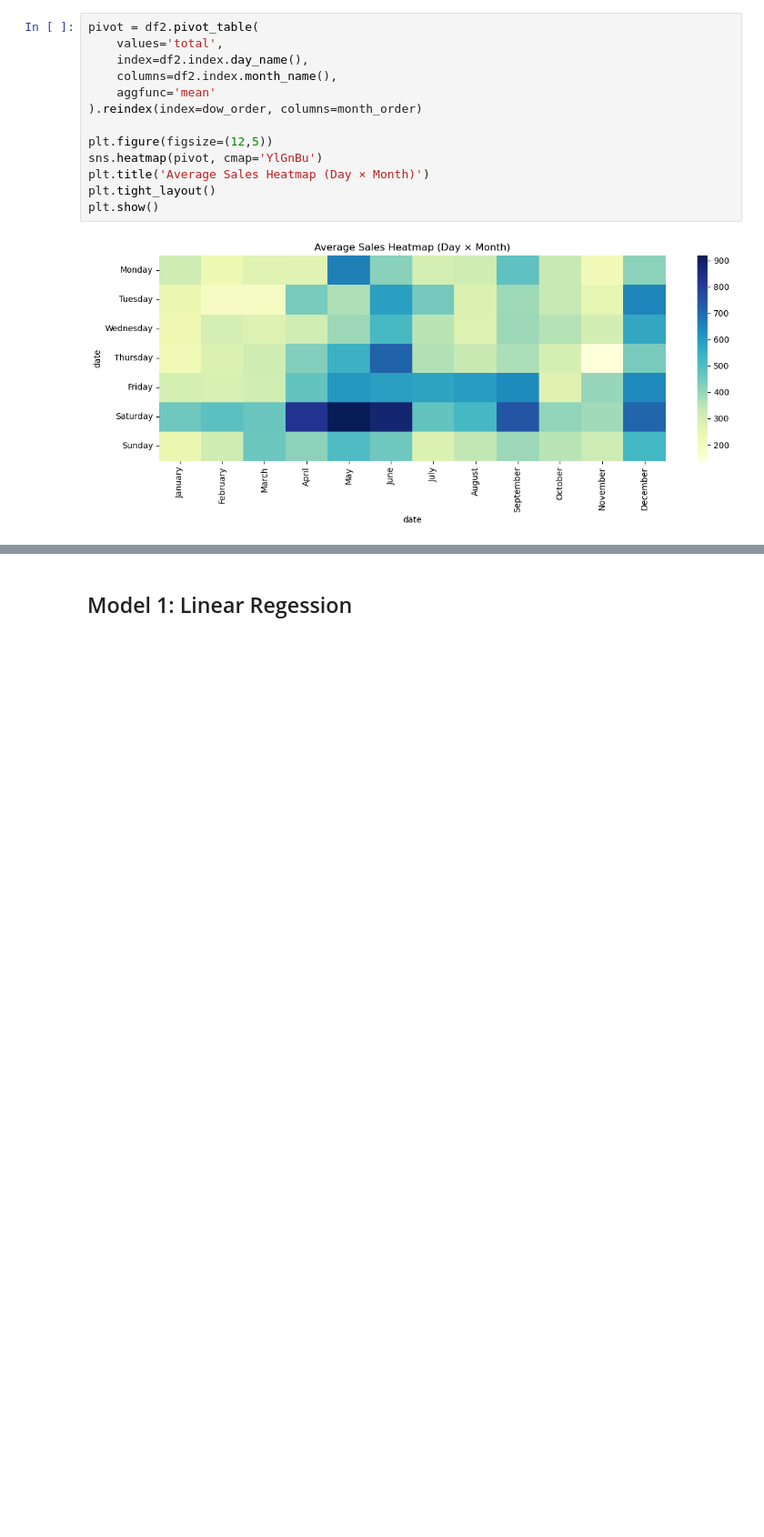
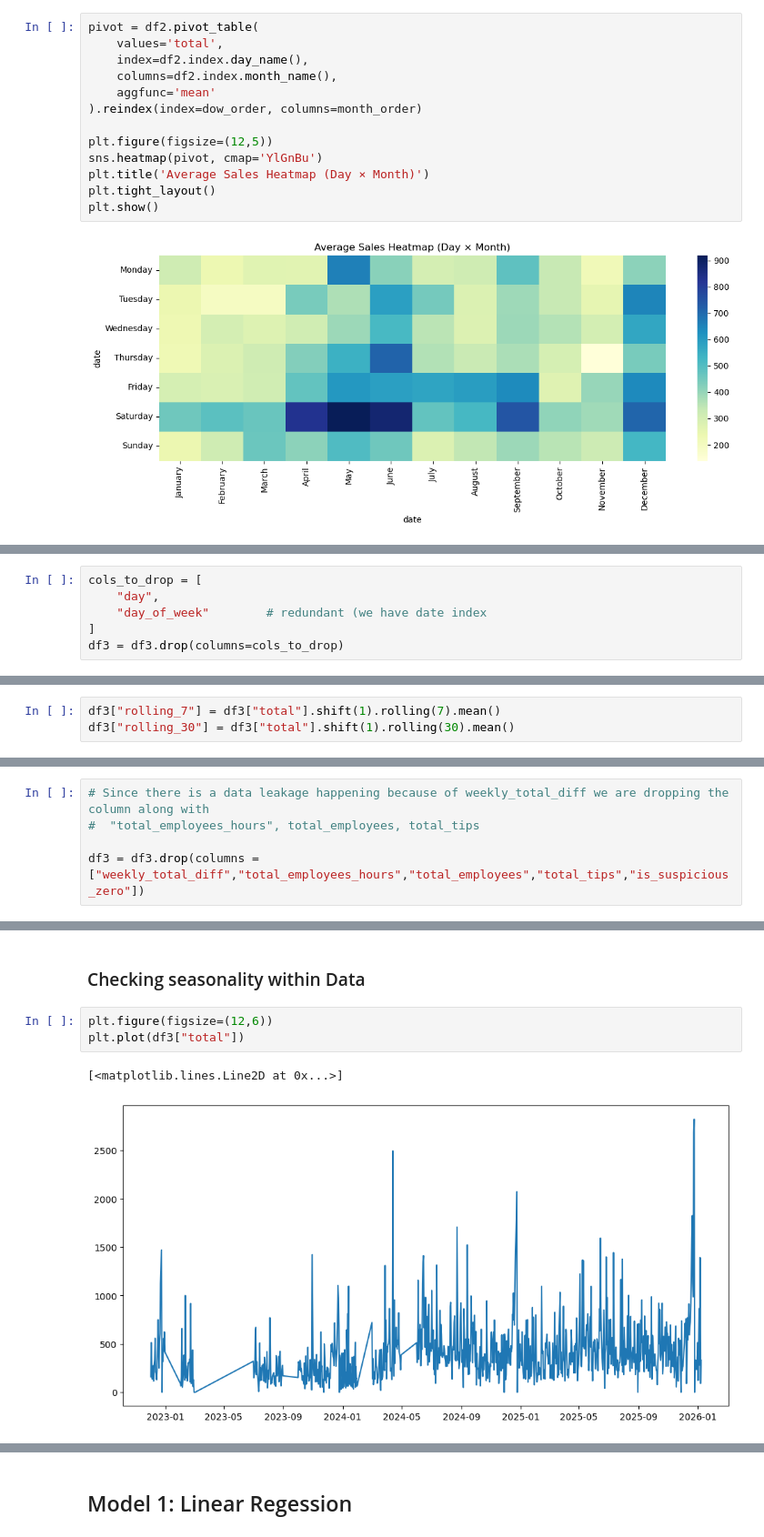
Before and after one commit to dheerajsingh718/price-prediction-model, a Jupyter notebook: notebooks/EDA.ipynb, the cells around one changed output, grey strips where cells are left out. Shown at 91% size. Drawn from its saved outputs; the diff is of its cells as text; blank space fills up the shorter version.

```diff
--- a/notebooks/EDA.ipynb
+++ b/notebooks/EDA.ipynb
@@ -901,0 +1072,6 @@ plt.show()
+# %%
+cols_to_drop = [
+    "day",
+    "day_of_week"        # redundant (we have date index
+]
+df3 = df3.drop(columns=cols_to_drop)
@@ -901,0 +1231,3 @@ plt.show()
+# %%
+df3["rolling_7"] = df3["total"].shift(1).rolling(7).mean()
+df3["rolling_30"] = df3["total"].shift(1).rolling(30).mean()
@@ -901,0 +1270,5 @@ plt.show()
+# %%
+# Since there is a data leakage happening because of weekly_total_diff we are dropping the column along with
+#  "total_employees_hours", total_employees, total_tips
+
+df3 = df3.drop(columns = ["weekly_total_diff","total_employees_hours","total_employees","total_tips","is_suspicious_zero"])
@@ -901,0 +1381,8 @@ plt.show()
+# %% [markdown]
+### Checking seasonality within Data
+# %%
+plt.figure(figsize=(12,6))
+plt.plot(df3["total"])
+# %% [output]
+[<matplotlib.lines.Line2D at 0x...>]
+[figure, added]
```
Also changed, not shown: parts of 83 cells of this notebook.
